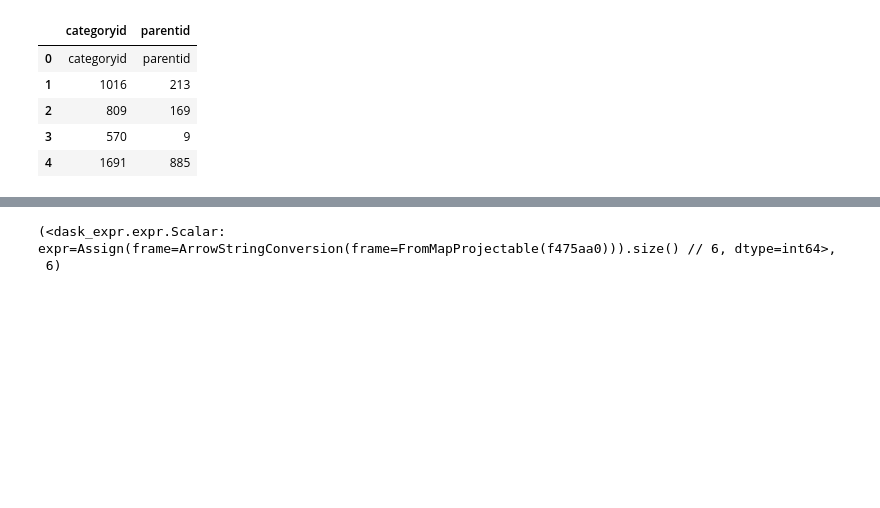
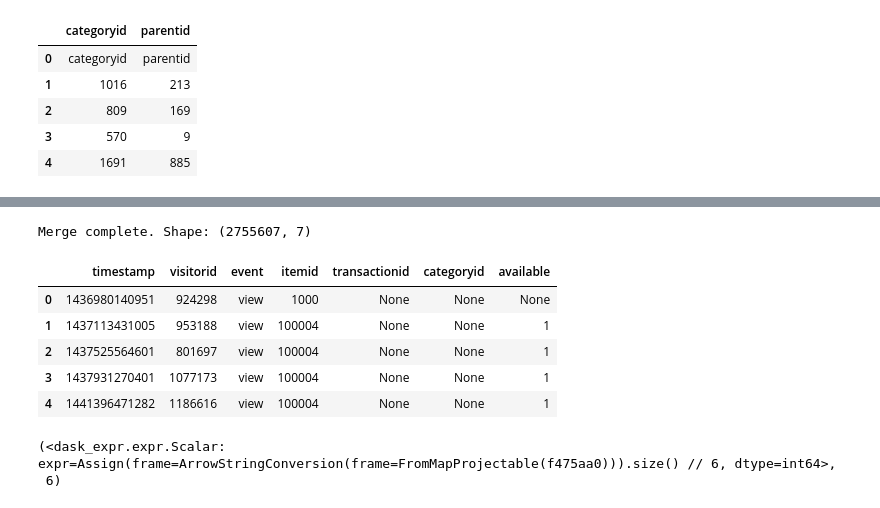
Before and after one commit to AfiaAF/TMP_Rec_System_Analysis, a Jupyter notebook: Recommendation_Analysis_Project.ipynb, the cells around one changed output, grey strips where cells are left out. Cells and saved outputs as stored; diff of their text form; code cells hidden in the pictures; blank space fills up the shorter version.

```diff
--- a/Recommendation_Analysis_Project.ipynb
+++ b/Recommendation_Analysis_Project.ipynb
@@ -141,3 +141,15 @@ category_tree_ddf.head()
 | 2 | 809 | 169 |
 | 3 | 570 | 9 |
 | 4 | 1691 | 885 |
+# %%
+# Filter out rows where property is 'categoryid' or 'available'
+df_item_properties_filtered = item_props_ddf[
+    item_props_ddf['property'].isin(['categoryid', 'available'])
+]
+
+# Save to CSV
+df_item_properties_filtered.to_csv('concat_properties.csv', index=False)
+
+
+print(f"Filtered dataset saved.")
+print(f"Filtered dataset saved with {len(df_item_properties_filtered)} rows.")
@@ -144,3 +164,58 @@ category_tree_ddf.head()
+# %%
+# Convert Dask DataFrames to pandas DataFrames before registering
+events_df = events_ddf.compute()
+item_props_filtered_df = df_item_properties_filtered.compute()
+
+# Register in DuckDB
+duckdb.register('events', events_df)
+duckdb.register('item_props_filtered', item_props_filtered_df)
+
+# Merge & pivot categoryid and available
+df_merged = duckdb.query("""
+WITH props AS (
+    SELECT
+        itemid,
+        CAST(timestamp AS BIGINT) as timestamp, -- Cast timestamp to BIGINT
+        MAX(CASE WHEN property = 'categoryid' THEN value END) AS categoryid,
+        MAX(CASE WHEN property = 'available' THEN value END) AS available
+    FROM item_props_filtered
+    GROUP BY itemid, timestamp
+),
+latest_props AS (
+    SELECT *
+    FROM (
+        SELECT
+            e.*,
+            p.categoryid,
+            p.available,
+            ROW_NUMBER() OVER (
+                PARTITION BY e.itemid, e.timestamp
+                ORDER BY p.timestamp DESC
+            ) AS rn
+        FROM events e
+        LEFT JOIN props p
+        ON e.itemid = p.itemid
+        AND p.timestamp <= e.timestamp
+    )
+    WHERE rn = 1
+)
+SELECT * EXCLUDE (rn)
+FROM latest_props
+""").to_df()
+
+# Save merged file
+df_merged.to_csv("merged_events_properties.csv", index=False)
+
+print("Merge complete. Shape:", df_merged.shape)
+display(df_merged.head())
+# %% [output]
+Merge complete. Shape: (2755607, 7)
+|  | timestamp | visitorid | event | itemid | transactionid | categoryid | available |
+| 0 | 1436980140951 | 924298 | view | 1000 | None | None | None |
+| 1 | 1437113431005 | 953188 | view | 100004 | None | None | 1 |
+| 2 | 1437525564601 | 801697 | view | 100004 | None | None | 1 |
+| 3 | 1437931270401 | 1077173 | view | 100004 | None | None | 1 |
+| 4 | 1441396471282 | 1186616 | view | 100004 | None | None | 1 |
 # %%
 
 events_ddf.shape
```
Also changed, not shown: parts of 5 cells of this notebook.
